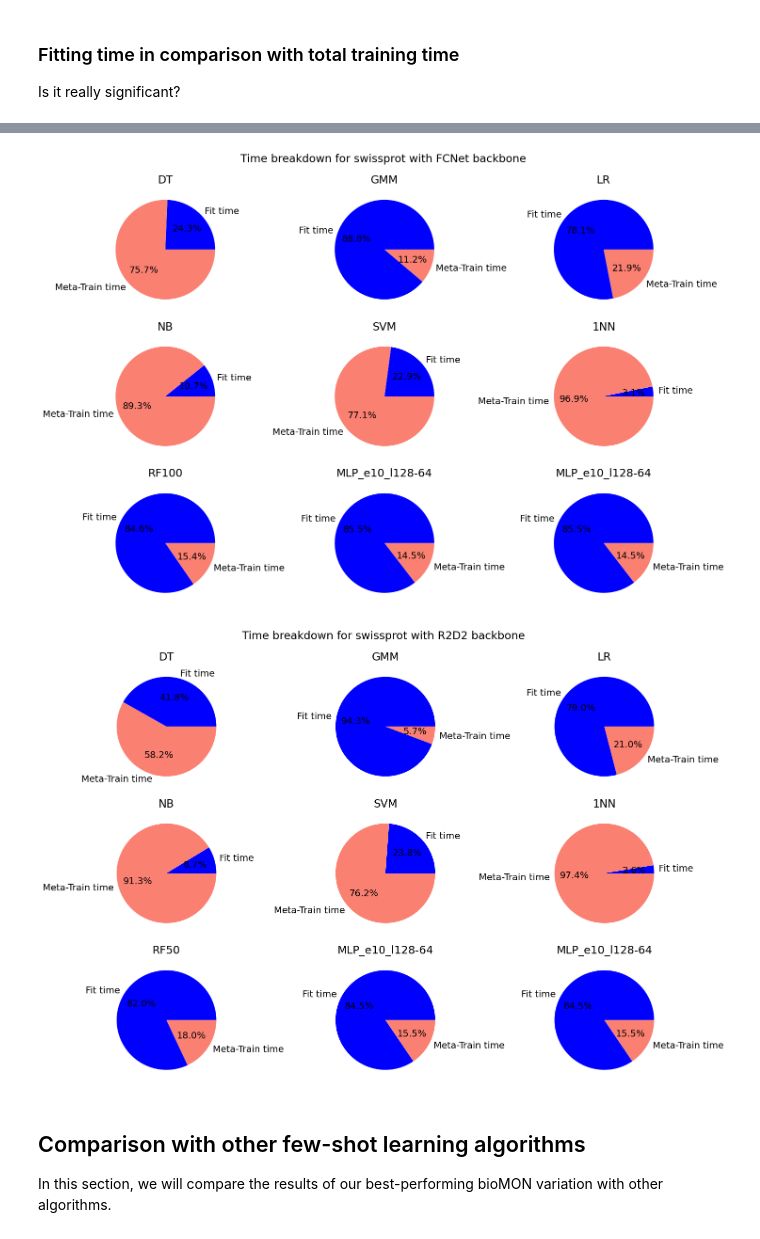
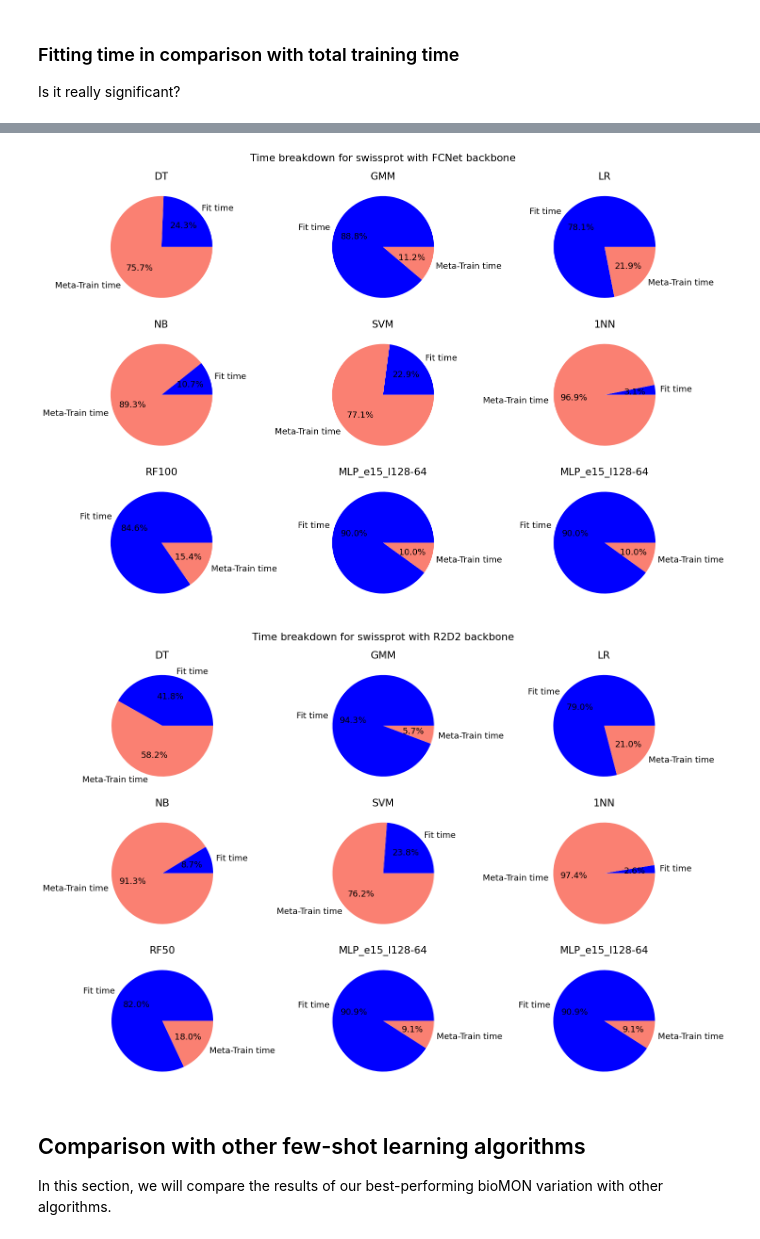
Before and after one commit to MChatzakis/BioMON, a Jupyter notebook: bioMON.ipynb, the cells around one changed output, grey strips where cells are left out. Drawn from its saved outputs; the diff is of its cells as text; code cells hidden in the pictures.

```diff
--- a/bioMON.ipynb
+++ b/bioMON.ipynb
@@ -421,7 +421,7 @@ for dataset in datasets:
 
         for _, classifier in enumerate(classifiers):
             if classifier == "MLP":
-                classifier = "MLP_e10_l128-64"
+                classifier = "MLP_e15_l128-64"
 
             path = f"{RESULTS_DIR}/{dataset}/bioMON_{classifier}_{backbone}/{n_way}w{n_shot}s{n_query}q/"
             data = pd.read_csv(path + "train_summary.csv")
@@ -484,7 +484,7 @@ for _, dataset in enumerate(datasets):
 
         for index, classifier in enumerate(classifiers):
             if classifier == "MLP":
-                classifier = "MLP_e10_l128-64"
+                classifier = "MLP_e15_l128-64"
 
             path = f"{RESULTS_DIR}/{dataset}/bioMON_{classifier}_{backbone}/{n_way}w{n_shot}s{n_query}q/"
             data = pd.read_csv(path + "train_summary.csv")
@@ -512,5 +512,5 @@ for _, dataset in enumerate(datasets):
-[figure, old version]
+[figure, new version]
-[figure, old version]
+[figure, new version]
 # %% [markdown]
 ## Comparison with other few-shot learning algorithms
 
```
Also changed, not shown: parts of 4 cells of this notebook, 16 other files.
